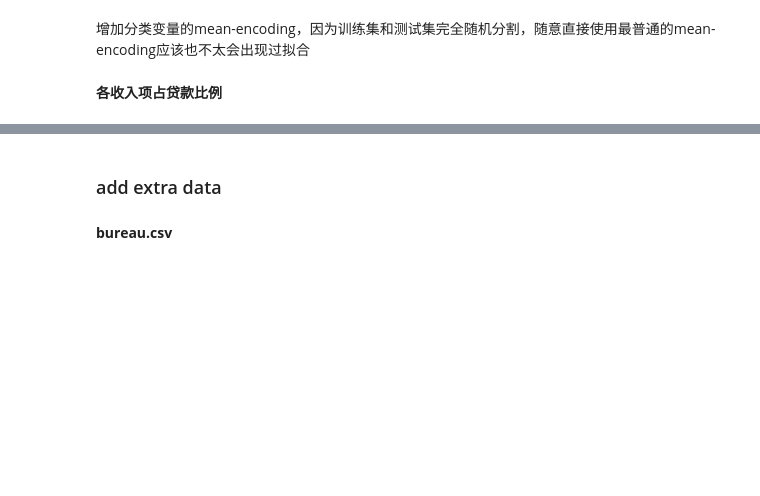
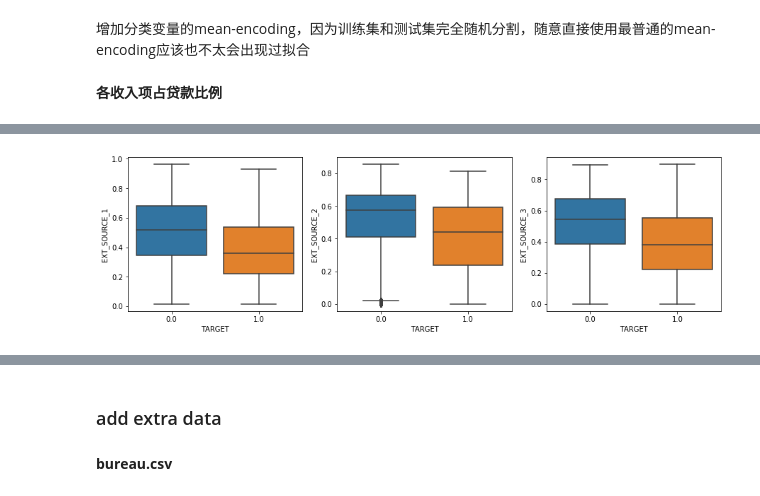
Before and after one commit to hahadsg/MyKaggle, a Jupyter notebook: competitions/home-credit-default-risk/EDA.ipynb, the cells around one changed output, grey strips where cells are left out. Cells and saved outputs as stored; diff of their text form; code cells hidden in the pictures; blank space fills up the shorter version.

```diff
--- a/competitions/home-credit-default-risk/EDA.ipynb
+++ b/competitions/home-credit-default-risk/EDA.ipynb
@@ -168,0 +177,10 @@ full_df[new_features].describe()
+# %%
+feats = ['EXT_SOURCE_1', 'EXT_SOURCE_2', 'EXT_SOURCE_3']
+# %%
+# 看起来label=1的三个特征都偏小
+plt.figure(figsize=(15,4))
+for i in range(len(feats)):
+    plt.subplot(1,len(feats),i+1)
+    sns.boxplot(x='TARGET', y='EXT_SOURCE_%d'%(i+1), data=full_df)
+# %% [output]
+[figure, added]
```
Also changed, not shown: parts of 10 cells of this notebook.
